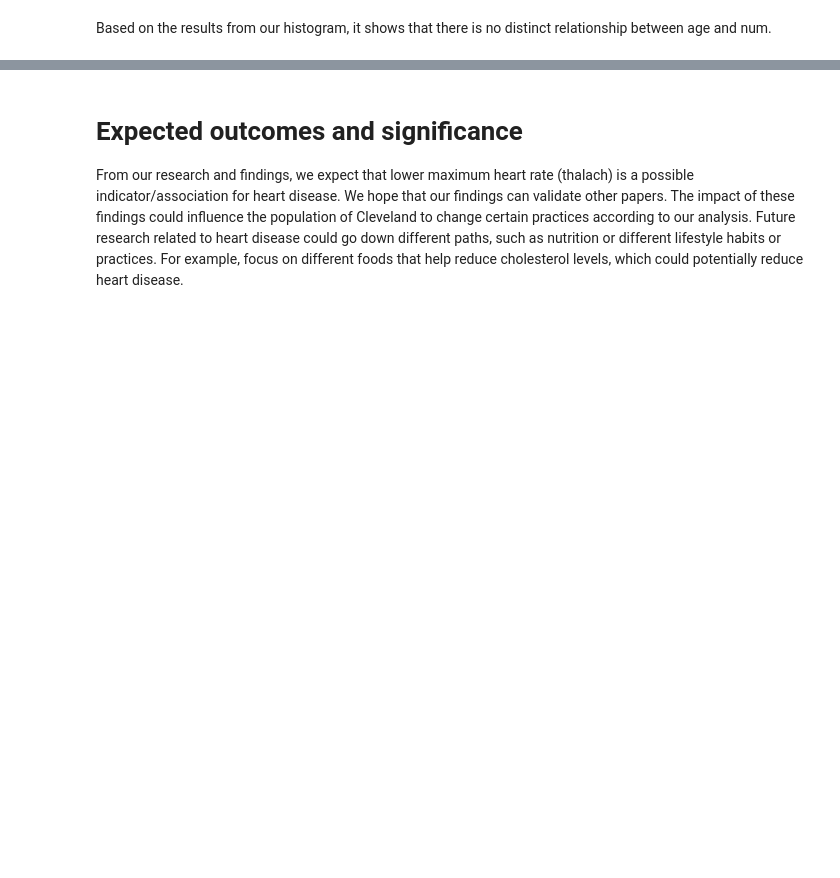
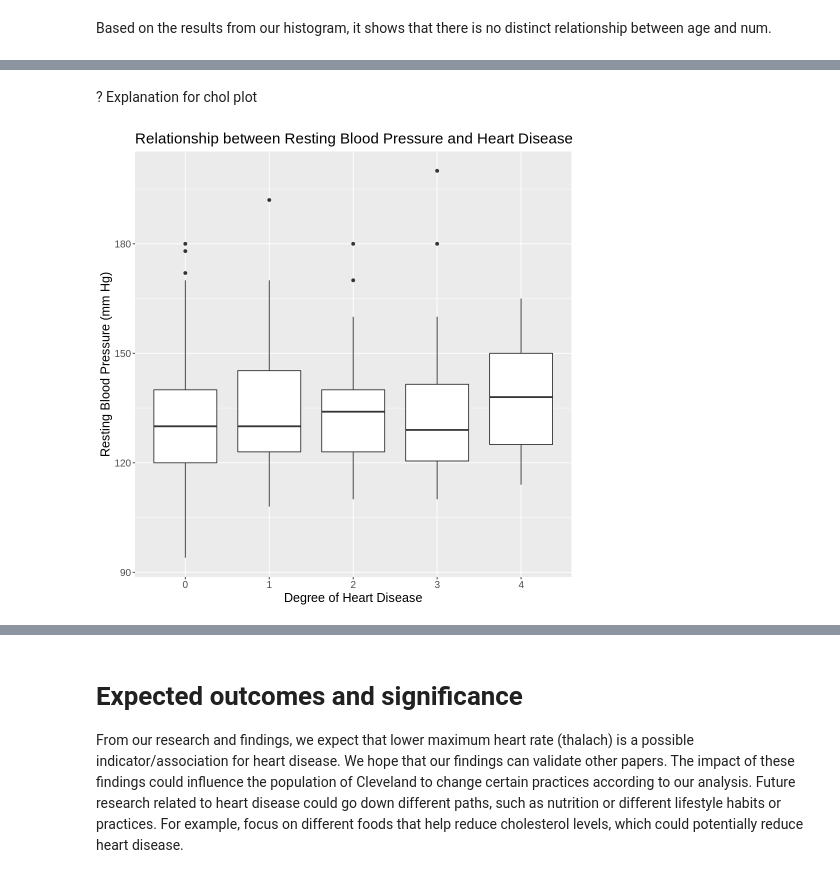
Before and after one commit to mikayladitosto/dsci-100-2023s1-group-14, a Jupyter notebook: Project.ipynb, the cells around one changed output, grey strips where cells are left out. Cells and saved outputs as stored; diff of their text form; code cells hidden in the pictures; blank space fills up the shorter version.

```diff
--- a/Project.ipynb
+++ b/Project.ipynb
@@ -137,0 +227,13 @@ thalach_plot
+# %% [markdown]
+? Explanation for chol plot
+# %%
+bp_plot <- cleveland_training |>
+    ggplot(aes(y = trestbps, x = num)) +
+    geom_boxplot() +
+    labs(x = "Degree of Heart Disease",
+         y = "Resting Blood Pressure (mm Hg)") +
+    theme(text = element_text(size = 15)) +
+    ggtitle("Relationship between Resting Blood Pressure and Heart Disease")
+bp_plot
+# %% [output]
+[figure, added]
```
Also changed, not shown: parts of 12 cells of this notebook.
